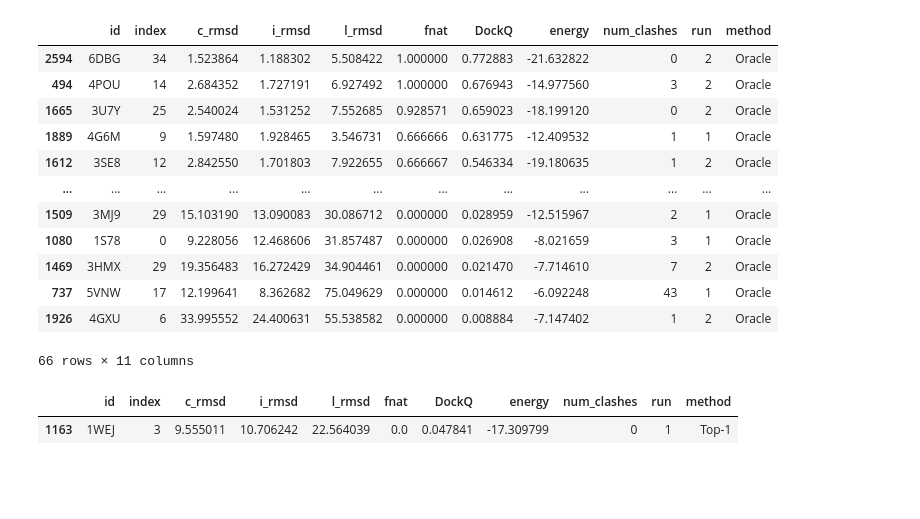
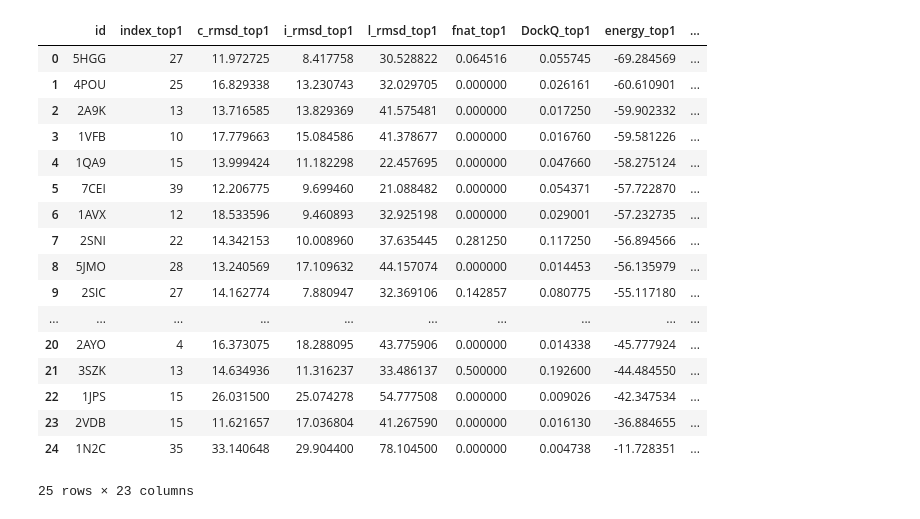
Before and after one commit to Graylab/DFMDock, a Jupyter notebook: scripts/notebooks/plot.ipynb, the cells around one changed output. Cells and saved outputs as stored; diff of their text form; code cells hidden in the pictures; blank space fills up the shorter version.

```diff
--- a/scripts/notebooks/plot.ipynb
+++ b/scripts/notebooks/plot.ipynb
@@ -121,22 +90,23 @@ plt.show()
-# %%
-best
-# %% [output]
-|  | id | index | c_rmsd | i_rmsd | l_rmsd | fnat | DockQ | energy | num_clashes | run | method |
-| 2594 | 6DBG | 34 | 1.523864 | 1.188302 | 5.508422 | 1.000000 | 0.772883 | -21.632822 | 0 | 2 | Oracle |
-| 494 | 4POU | 14 | 2.684352 | 1.727191 | 6.927492 | 1.000000 | 0.676943 | -14.977560 | 3 | 2 | Oracle |
-| 1665 | 3U7Y | 25 | 2.540024 | 1.531252 | 7.552685 | 0.928571 | 0.659023 | -18.199120 | 0 | 2 | Oracle |
-| 1889 | 4G6M | 9 | 1.597480 | 1.928465 | 3.546731 | 0.666666 | 0.631775 | -12.409532 | 1 | 1 | Oracle |
-| 1612 | 3SE8 | 12 | 2.842550 | 1.701803 | 7.922655 | 0.666667 | 0.546334 | -19.180635 | 1 | 2 | Oracle |
-| ... | ... | ... | ... | ... | ... | ... | ... | ... | ... | ... | ... |
-| 1509 | 3MJ9 | 29 | 15.103190 | 13.090083 | 30.086712 | 0.000000 | 0.028959 | -12.515967 | 2 | 1 | Oracle |
-| 1080 | 1S78 | 0 | 9.228056 | 12.468606 | 31.857487 | 0.000000 | 0.026908 | -8.021659 | 3 | 1 | Oracle |
-| 1469 | 3HMX | 29 | 19.356483 | 16.272429 | 34.904461 | 0.000000 | 0.021470 | -7.714610 | 7 | 2 | Oracle |
-| 737 | 5VNW | 17 | 12.199641 | 8.362682 | 75.049629 | 0.000000 | 0.014612 | -6.092248 | 43 | 1 | Oracle |
-| 1926 | 4GXU | 6 | 33.995552 | 24.400631 | 55.538582 | 0.000000 | 0.008884 | -7.147402 | 1 | 2 | Oracle |
-66 rows × 11 columns
-# %%
-top1[top1['id'] == '1WEJ']
-# %% [output]
-|  | id | index | c_rmsd | i_rmsd | l_rmsd | fnat | DockQ | energy | num_clashes | run | method |
-| 1163 | 1WEJ | 3 | 9.555011 | 10.706242 | 22.564039 | 0.0 | 0.047841 | -17.309799 | 0 | 1 | Top-1 |
+# %%
+merged_df = pd.merge(top1, best, on='id', suffixes=('_top1', '_best'))
+merged_df
+# %% [output]
+|  | id | index_top1 | c_rmsd_top1 | i_rmsd_top1 | l_rmsd_top1 | fnat_top1 | DockQ_top1 | energy_top1 | ... |
+| 0 | 5HGG | 27 | 11.972725 | 8.417758 | 30.528822 | 0.064516 | 0.055745 | -69.284569 | ... |
+| 1 | 4POU | 25 | 16.829338 | 13.230743 | 32.029705 | 0.000000 | 0.026161 | -60.610901 | ... |
+| 2 | 2A9K | 13 | 13.716585 | 13.829369 | 41.575481 | 0.000000 | 0.017250 | -59.902332 | ... |
+| 3 | 1VFB | 10 | 17.779663 | 15.084586 | 41.378677 | 0.000000 | 0.016760 | -59.581226 | ... |
+| 4 | 1QA9 | 15 | 13.999424 | 11.182298 | 22.457695 | 0.000000 | 0.047660 | -58.275124 | ... |
+| 5 | 7CEI | 39 | 12.206775 | 9.699460 | 21.088482 | 0.000000 | 0.054371 | -57.722870 | ... |
+| 6 | 1AVX | 12 | 18.533596 | 9.460893 | 32.925198 | 0.000000 | 0.029001 | -57.232735 | ... |
+| 7 | 2SNI | 22 | 14.342153 | 10.008960 | 37.635445 | 0.281250 | 0.117250 | -56.894566 | ... |
+| 8 | 5JMO | 28 | 13.240569 | 17.109632 | 44.157074 | 0.000000 | 0.014453 | -56.135979 | ... |
+| 9 | 2SIC | 27 | 14.162774 | 7.880947 | 32.369106 | 0.142857 | 0.080775 | -55.117180 | ... |
+| ... | ... | ... | ... | ... | ... | ... | ... | ... | ... |
+| 20 | 2AYO | 4 | 16.373075 | 18.288095 | 43.775906 | 0.000000 | 0.014338 | -45.777924 | ... |
+| 21 | 3SZK | 13 | 14.634936 | 11.316237 | 33.486137 | 0.500000 | 0.192600 | -44.484550 | ... |
+| 22 | 1JPS | 15 | 26.031500 | 25.074278 | 54.777508 | 0.000000 | 0.009026 | -42.347534 | ... |
+| 23 | 2VDB | 15 | 11.621657 | 17.036804 | 41.267590 | 0.000000 | 0.016130 | -36.884655 | ... |
+| 24 | 1N2C | 35 | 33.140648 | 29.904400 | 78.104500 | 0.000000 | 0.004738 | -11.728351 | ... |
+25 rows × 23 columns
 # %%
```
Also changed, not shown: parts of 5 cells of this notebook, 30 other files.
